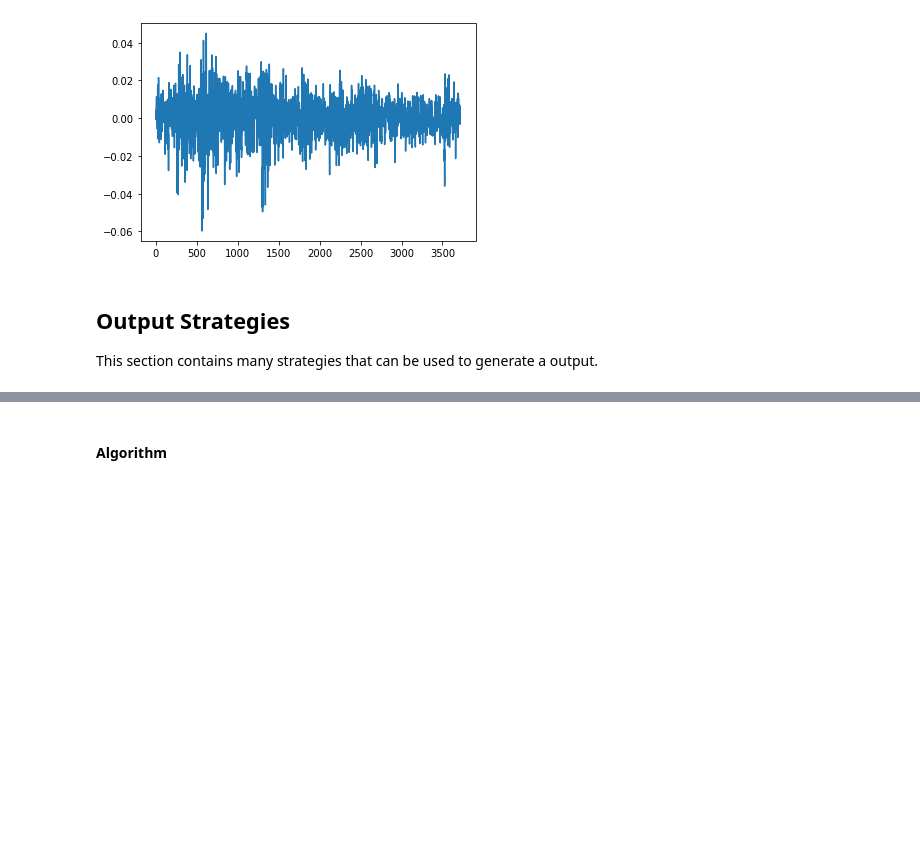
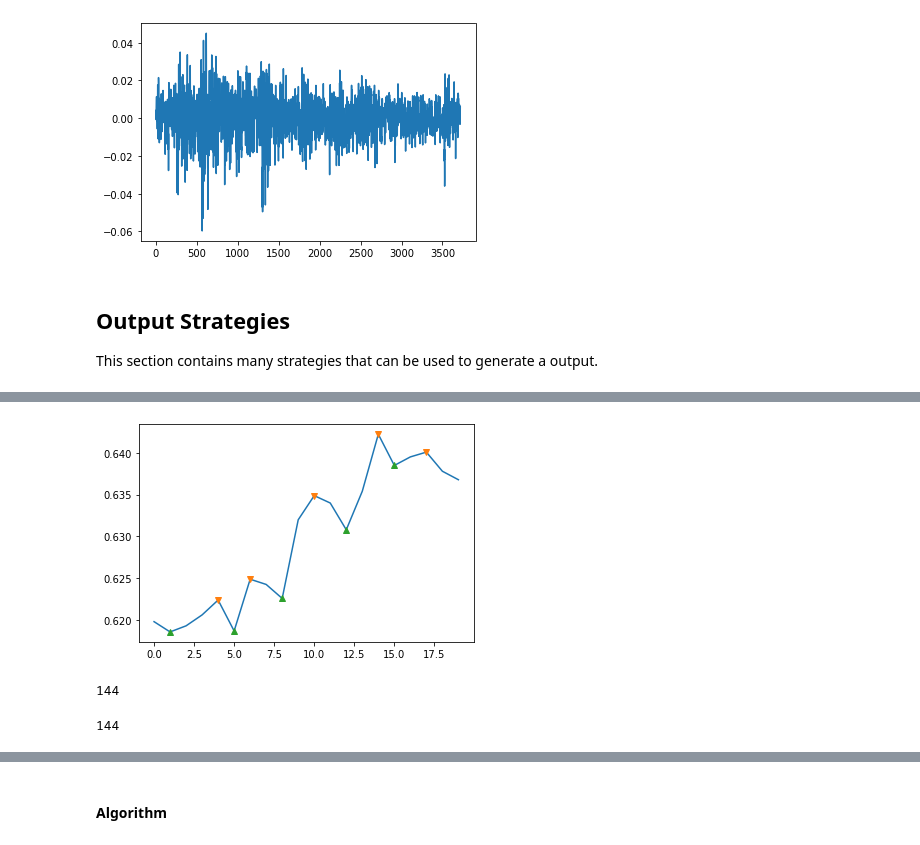
Before and after one commit to Rahul-Ravindran-Official/Master-Insight-Trading-Bot-2, a Jupyter notebook: generation3/output_procurement.ipynb, the cells around one changed output, grey strips where cells are left out. Drawn from its saved outputs; the diff is of its cells as text; code cells hidden in the pictures; blank space fills up the shorter version.

```diff
--- a/generation3/output_procurement.ipynb
+++ b/generation3/output_procurement.ipynb
@@ -99,0 +122,57 @@ This section contains many strategies that can be used to generate a output.
+# %%
+def viz_util(
+    peaks,
+    throughs,
+    adj_close,
+    window_start = 0,
+    window_end = 20
+):
+    windowed_peaks = peaks[peaks < window_end]
+    windowed_peaks = windowed_peaks[windowed_peaks >= window_start]
+    windowed_throughs = throughs[throughs < window_end]
+    windowed_throughs = windowed_throughs[windowed_throughs >= window_start]
+
+    x = adj_close[window_start:window_end]
+    plt.plot(x)
+    plt.plot(windowed_peaks, x[windowed_peaks], "v")
+    plt.plot(windowed_throughs, x[windowed_throughs], "^")
+# %%
+viz_util(
+    peaks,
+    throughs,
+    adj_close,
+    window_start = 0,
+    window_end = 20
+)
+# %% [output]
+[figure, added]
+# %%
+buy_points = list(throughs)
+sell_points = list(peaks)
+
+chosen_bps = []
+chosen_sps = []
+
+i = 0
+
+sell_points.pop()
+
+for idx in range(len(buy_points)):
+
+    if len(buy_points) == 0 or len(sell_points) == 0:
+        break
+
+    bp = buy_points.pop()
+    sp = sell_points.pop()
+
+    if (adj_close[sp] - adj_close[bp]) > min_treshold:
+        i+=1
+        chosen_bps.append(bp)
+        chosen_sps.append(sp)
+print(i)
+# %% [output]
+144
+# %%
+len(chosen_bps)
+# %% [output]
+144
```
Also changed, not shown: parts of 9 cells of this notebook, 7 other files.
